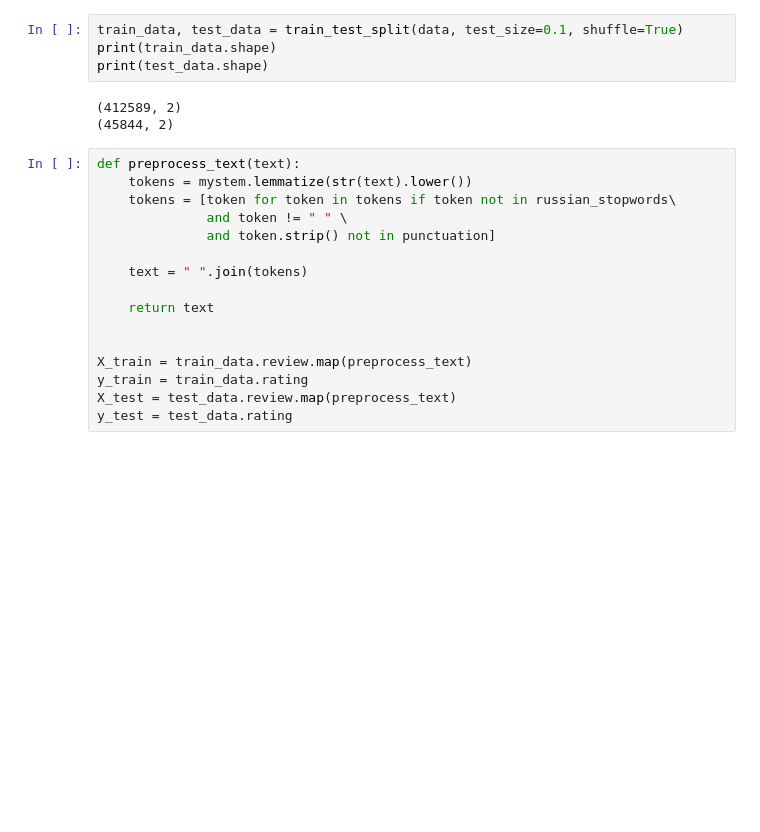
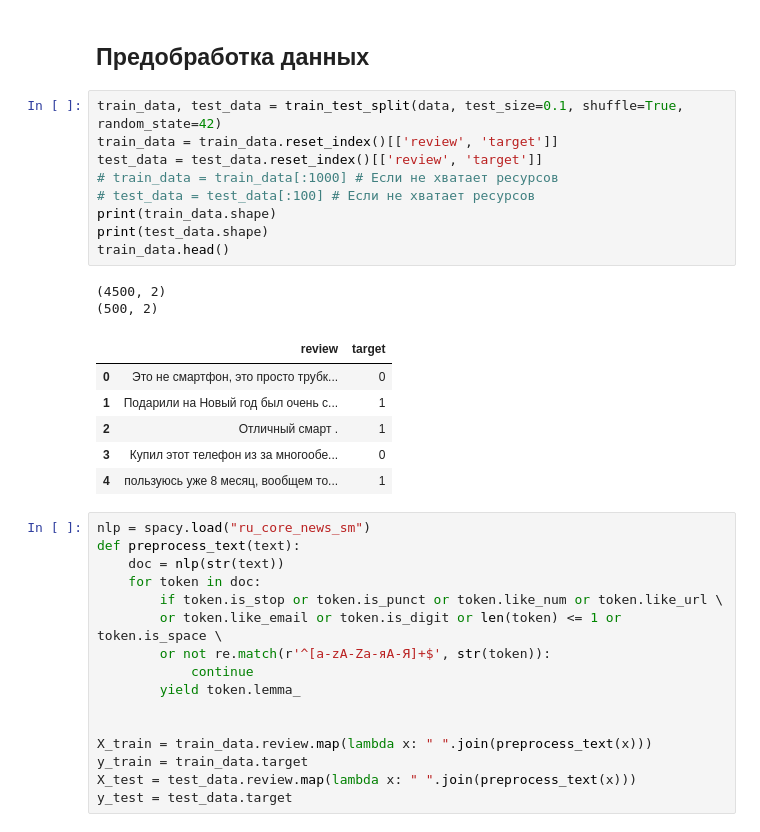
Before and after one commit to multiflexer/deep_learning_3_task, a Jupyter notebook: main.ipynb, the cells around one changed output. Drawn from its saved outputs; the diff is of its cells as text; blank space fills up the shorter version.

```diff
--- a/main.ipynb
+++ b/main.ipynb
@@ -25,29 +32,42 @@ data.head()
 | 2 | В Apple окончательно решили не за... | 0 |
 | 3 | Постарался наиболее ёмко и коротк... | 1 |
 | 4 | Достойный телефон. Пользоваться о... | 1 |
+# %% [markdown]
+## Предобработка данных
 # %%
-train_data, test_data = train_test_split(data, test_size=0.1, shuffle=True)
+train_data, test_data = train_test_split(data, test_size=0.1, shuffle=True, random_state=42)
+train_data = train_data.reset_index()[['review', 'target']]
+test_data = test_data.reset_index()[['review', 'target']]
+# train_data = train_data[:1000] # Если не хватает ресурсов
+# test_data = test_data[:100] # Если не хватает ресурсов
 print(train_data.shape)
 print(test_data.shape)
+train_data.head()
 # %% [output]
-(412589, 2)
-(45844, 2)
+(4500, 2)
+(500, 2)
+|  | review | target |
+| 0 | Это не смартфон, это просто трубк... | 0 |
+| 1 | Подарили на Новый год был очень с... | 1 |
+| 2 | Отличный смарт . | 1 |
+| 3 | Купил этот телефон из за многообе... | 0 |
+| 4 | пользуюсь уже 8 месяц, вообщем то... | 1 |
 # %%
+nlp = spacy.load("ru_core_news_sm")
 def preprocess_text(text):
-    tokens = mystem.lemmatize(str(text).lower())
-    tokens = [token for token in tokens if token not in russian_stopwords\
-              and token != " " \
-              and token.strip() not in punctuation]
-
-    text = " ".join(tokens)
-
-    return text
+    doc = nlp(str(text))
+    for token in doc:
+        if token.is_stop or token.is_punct or token.like_num or token.like_url \
+        or token.like_email or token.is_digit or len(token) <= 1 or token.is_space \
+        or not re.match(r'^[a-zA-Zа-яА-Я]+$', str(token)):
+            continue
+        yield token.lemma_
 
 
-X_train = train_data.review.map(preprocess_text)
-y_train = train_data.rating
-X_test = test_data.review.map(preprocess_text)
-y_test = test_data.rating
+X_train = train_data.review.map(lambda x: " ".join(preprocess_text(x)))
+y_train = train_data.target
+X_test = test_data.review.map(lambda x: " ".join(preprocess_text(x)))
+y_test = test_data.target
 # %%
 X_train.head()
 # %% [output]
```
Also changed, not shown: parts of 13 cells of this notebook.
